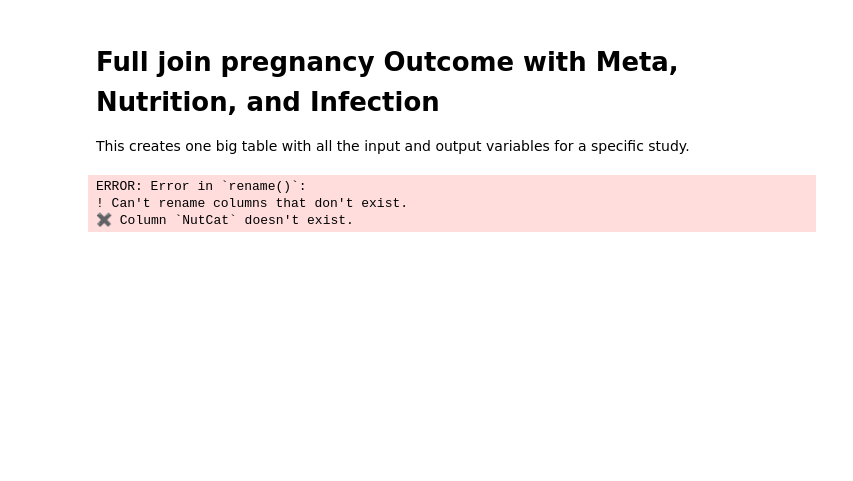
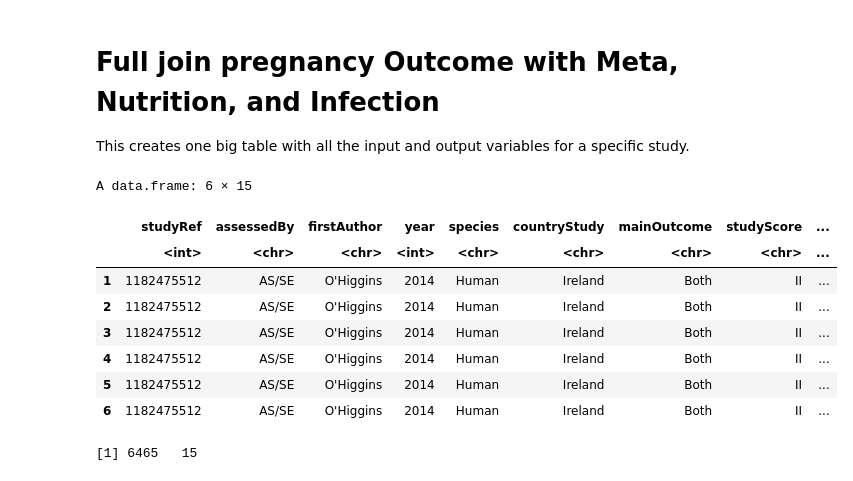
Before and after one commit to alexjvr1/EVE_lab_public, a Jupyter notebook: scoping_review_figs.ipynb, the cells around one changed output. Cells and saved outputs as stored; diff of their text form; code cells hidden in the pictures; blank space fills up the shorter version.

```diff
--- a/scoping_review_figs.ipynb
+++ b/scoping_review_figs.ipynb
@@ -408,17 +408,27 @@ This creates one big table with all the input and output variables for a specifi
 # %%
 #List of all the dfs
 
 dfs_list <- list(datMeta, datNutType_long, datInfType_long, datPregType_long)
 
 # Full join all data frames by "studyRef"
 
 datMetaNutInfPreg <- Reduce(function(x,y) full_join(x,y, by = "studyRef"), dfs_list)
-datMetaNutInfPreg <- rename(datMetaNutInfPreg, "NutCat", "Category.y" = "PregCat")
+datMetaNutInfPreg <- rename(datMetaNutInfPreg, "NutCat" = "Category.x", "PregCat" = "Category.y")
+
+#Create a speciesCat column
+datMetaNutInfPreg <- datMetaNutInfPreg %>% mutate(speciesCat = ifelse(species == "Human", "Human", "Other"))
 
 
 head(datMetaNutInfPreg)
 dim(datMetaNutInfPreg)
 # %% [output]
-ERROR: Error in `rename()`:
-! Can't rename columns that don't exist.
-✖ Column `NutCat` doesn't exist.
+A data.frame: 6 × 15
+|  | studyRef | assessedBy | firstAuthor | year | species | countryStudy | mainOutcome | studyScore | ... |
+|  | <int> | <chr> | <chr> | <int> | <chr> | <chr> | <chr> | <chr> | ... |
+| 1 | 1182475512 | AS/SE | O'Higgins | 2014 | Human | Ireland | Both | II | ... |
+| 2 | 1182475512 | AS/SE | O'Higgins | 2014 | Human | Ireland | Both | II | ... |
+| 3 | 1182475512 | AS/SE | O'Higgins | 2014 | Human | Ireland | Both | II | ... |
+| 4 | 1182475512 | AS/SE | O'Higgins | 2014 | Human | Ireland | Both | II | ... |
+| 5 | 1182475512 | AS/SE | O'Higgins | 2014 | Human | Ireland | Both | II | ... |
+| 6 | 1182475512 | AS/SE | O'Higgins | 2014 | Human | Ireland | Both | II | ... |
+[1] 6465   15
```
Also changed, not shown: parts of 2 cells of this notebook.
